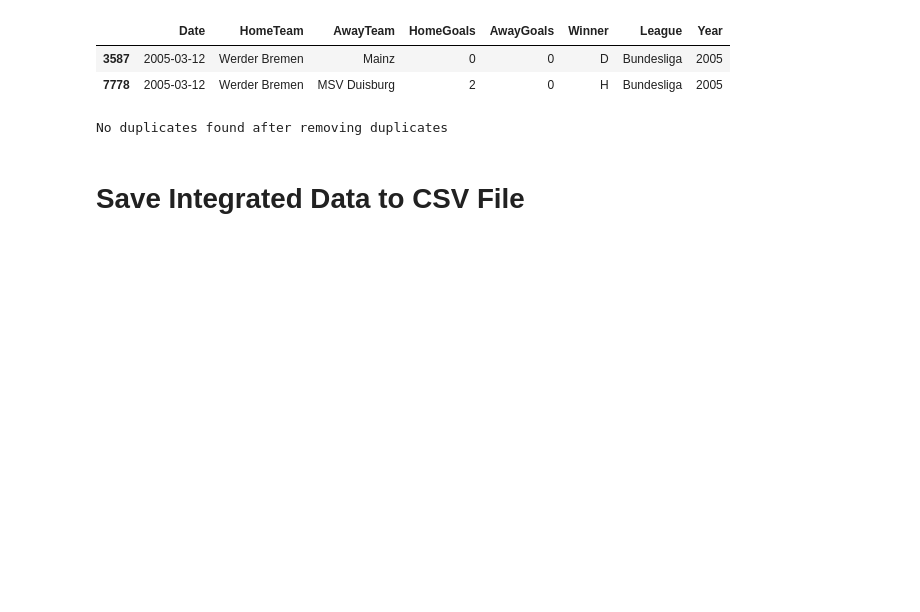
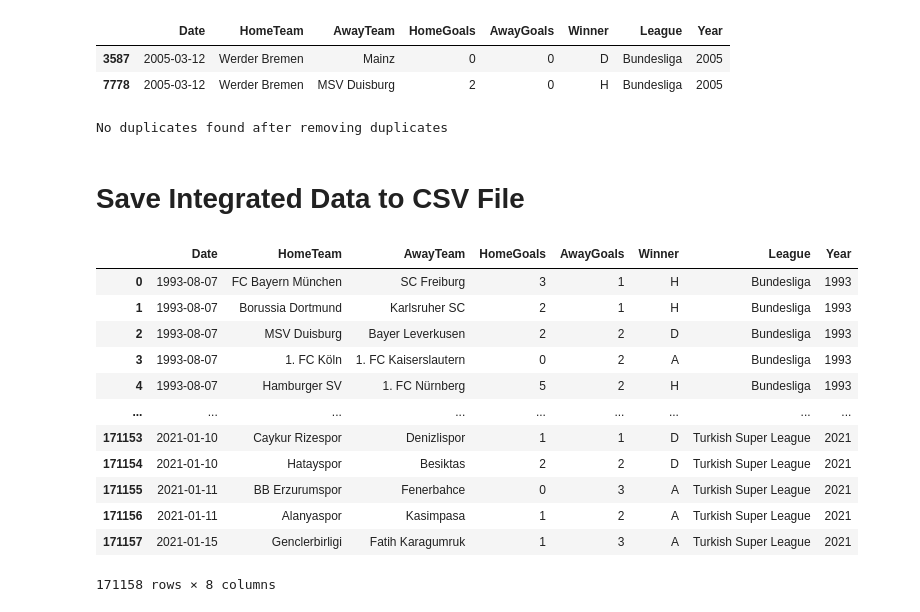
Before and after one commit to yasser-sulaiman/info-Int, a Jupyter notebook: Project.ipynb, the cells around one changed output. Saved outputs shown, nothing was run; the diff lists cells and outputs as text; code cells hidden in the pictures; blank space fills up the shorter version.

```diff
--- a/Project.ipynb
+++ b/Project.ipynb
@@ -384,3 +384,21 @@ No duplicates found after removing duplicates
 # %%
 file_path = 'data/manual_integrated_data.csv'
 data_no_duplicates.to_csv(file_path, index=False)
+# %%
+data = pd.read_csv(file_path)
+# %%
+data
+# %% [output]
+|  | Date | HomeTeam | AwayTeam | HomeGoals | AwayGoals | Winner | League | Year |
+| 0 | 1993-08-07 | FC Bayern München | SC Freiburg | 3 | 1 | H | Bundesliga | 1993 |
+| 1 | 1993-08-07 | Borussia Dortmund | Karlsruher SC | 2 | 1 | H | Bundesliga | 1993 |
+| 2 | 1993-08-07 | MSV Duisburg | Bayer Leverkusen | 2 | 2 | D | Bundesliga | 1993 |
+| 3 | 1993-08-07 | 1. FC Köln | 1. FC Kaiserslautern | 0 | 2 | A | Bundesliga | 1993 |
+| 4 | 1993-08-07 | Hamburger SV | 1. FC Nürnberg | 5 | 2 | H | Bundesliga | 1993 |
+| ... | ... | ... | ... | ... | ... | ... | ... | ... |
+| 171153 | 2021-01-10 | Caykur Rizespor | Denizlispor | 1 | 1 | D | Turkish Super League | 2021 |
+| 171154 | 2021-01-10 | Hatayspor | Besiktas | 2 | 2 | D | Turkish Super League | 2021 |
+| 171155 | 2021-01-11 | BB Erzurumspor | Fenerbahce | 0 | 3 | A | Turkish Super League | 2021 |
+| 171156 | 2021-01-11 | Alanyaspor | Kasimpasa | 1 | 2 | A | Turkish Super League | 2021 |
+| 171157 | 2021-01-15 | Genclerbirligi | Fatih Karagumruk | 1 | 3 | A | Turkish Super League | 2021 |
+171158 rows × 8 columns
```
Also changed, not shown: parts of 3 cells of this notebook, 1 other file.
